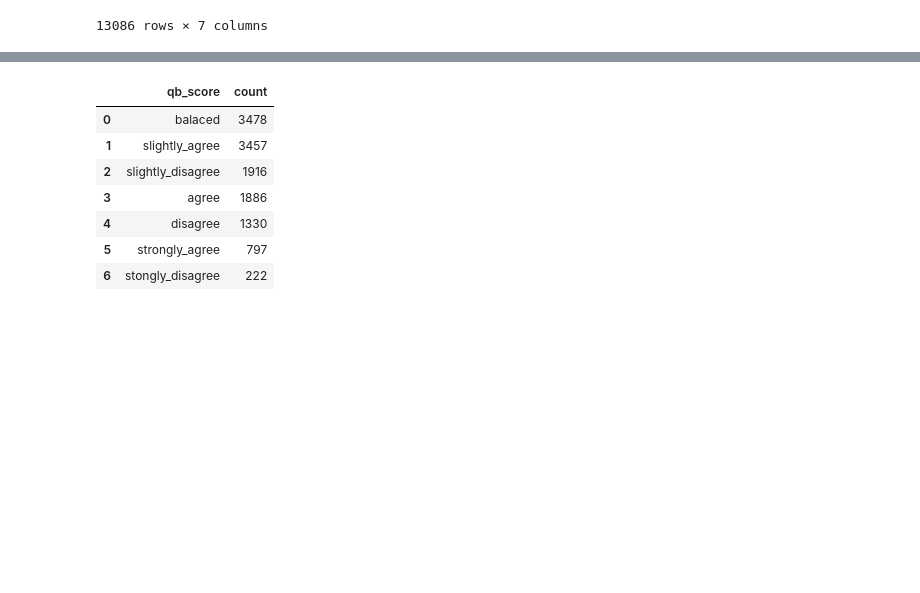
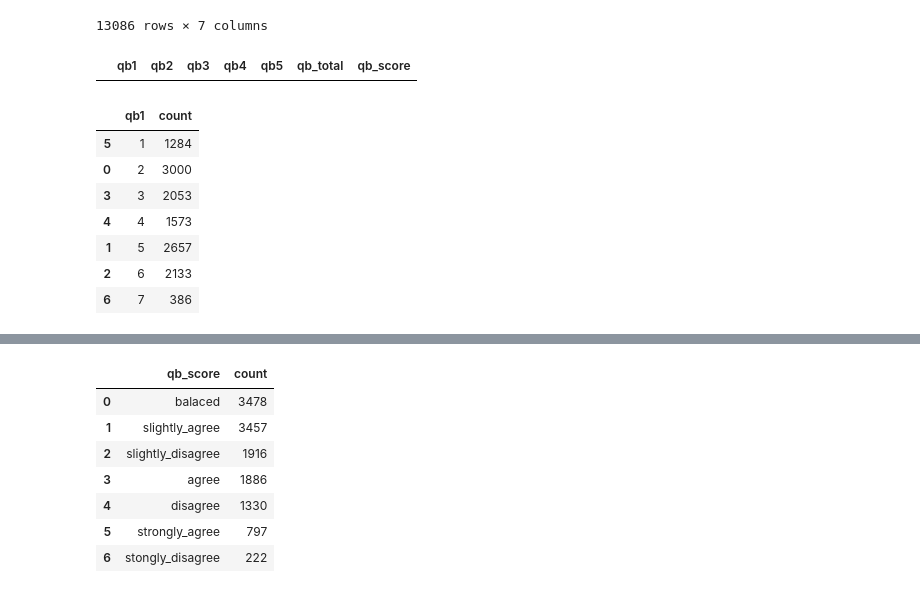
Before and after one commit to KohanaD/Gaming_Health_Capstone, a Jupyter notebook: gaming health survey capstone.ipynb, the cells around one changed output, grey strips where cells are left out. Drawn from its saved outputs; the diff is of its cells as text; code cells hidden in the pictures; blank space fills up the shorter version.

```diff
--- a/gaming health survey capstone.ipynb
+++ b/gaming health survey capstone.ipynb
@@ -38,7 +38,7 @@ Index(['id', 'zeitstempel', 'q1', 'q2', 'q3', 'q4', 'q5', 'q6', 'q7',
 # %%
 survey = survey.drop(columns = {'league','highestleague','streams','birthplace',
                                 'residence','reference','accept','gad_t','swl_t',
-                                'spin_t','birthplace_iso3','residence_iso3','zeitstempel','id'})
+                                'spin_t','zeitstempel','id'})
 survey.head()
 # %% [output]
 |  | q1 | q2 | q3 | q4 | q5 | q6 | q7 | problems | qb1 | qb2 | ... | ... |
@@ -200,3 +201,18 @@ See the caveats in the documentation: https://pandas.pydata.org/pandas-docs/stab
 | 13462 | 2 | 6 | 3 | 2 | 3 | 16 | balaced |
 | 13463 | 5 | 6 | 5 | 3 | 6 | 25 | slightly_agree |
 13086 rows × 7 columns
+# %%
+survey_quest_b[survey_quest_b['qb_score'] == 'strongly_disagree']
+# %% [output]
+|  | qb1 | qb2 | qb3 | qb4 | qb5 | qb_total | qb_score |
+# %%
+survey_quest_b['qb1'].value_counts().reset_index().sort_values('qb1')
+# %% [output]
+|  | qb1 | count |
+| 5 | 1 | 1284 |
+| 0 | 2 | 3000 |
+| 3 | 3 | 2053 |
+| 4 | 4 | 1573 |
+| 1 | 5 | 2657 |
+| 2 | 6 | 2133 |
+| 6 | 7 | 386 |
```
Also changed, not shown: parts of 10 cells of this notebook.
